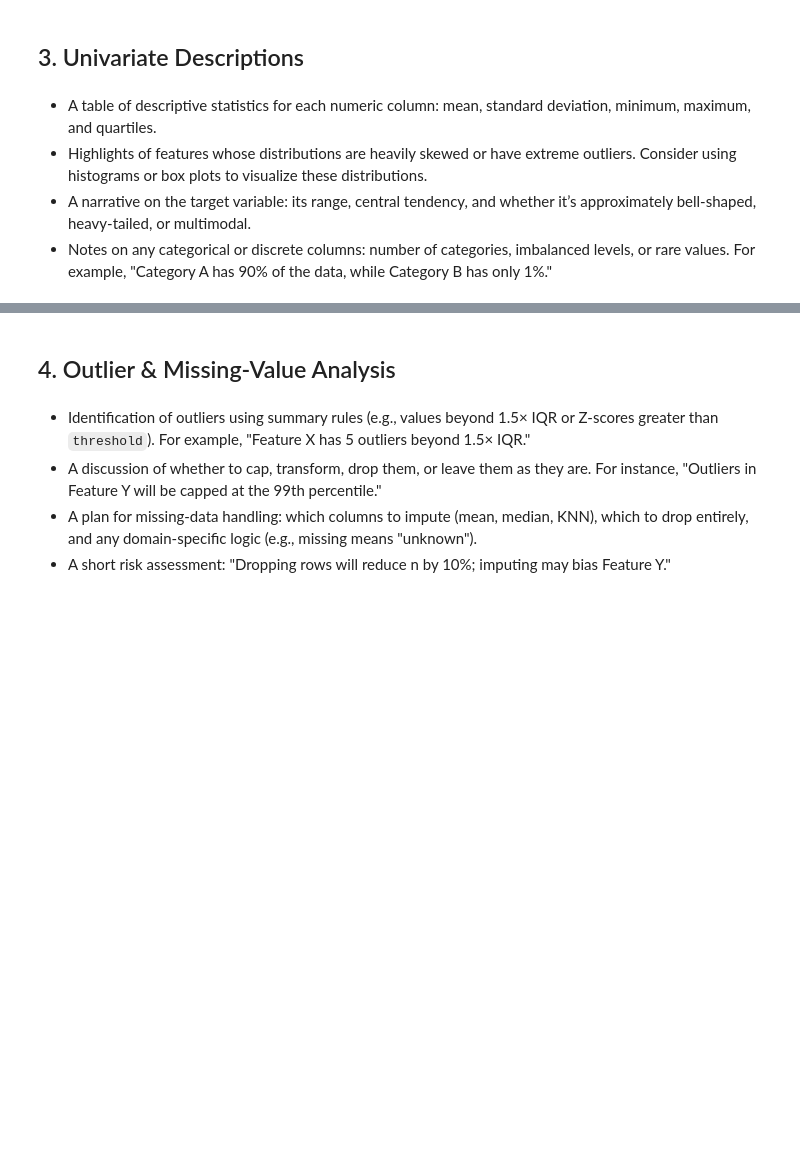
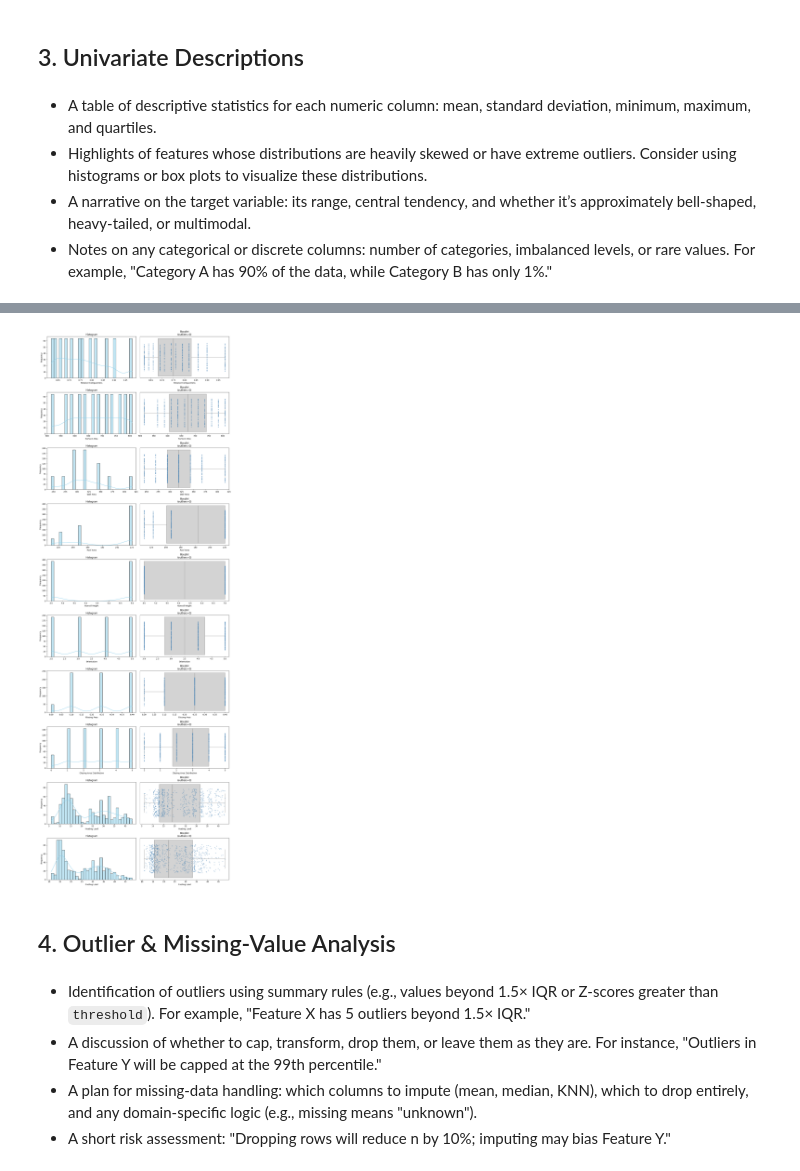
Before and after one commit to szm4c/bagging-boosting-stacking-study, a Jupyter notebook: notebooks/eda/energy_efficiency_eda.ipynb, the cells around one changed output, grey strips where cells are left out. Drawn from its saved outputs; the diff is of its cells as text; code cells hidden in the pictures; blank space fills up the shorter version.

```diff
--- a/notebooks/eda/energy_efficiency_eda.ipynb
+++ b/notebooks/eda/energy_efficiency_eda.ipynb
@@ -65,3 +189,67 @@ Number of duplicated rows: 0
+# %%
+# Zakładamy, że masz już DataFrame df z kolumnami numerycznymi
+numeric_df = df.select_dtypes(include="number")
+skewness = numeric_df.skew()
+
+# Wyznacz outliery IQR
+iqr_outlier_counts = {}
+outlier_mask_dict = {}
+
+for col in numeric_df.columns:
+    q1, q3 = numeric_df[col].quantile([0.25, 0.75])
+    iqr = q3 - q1
+    lower = q1 - 1.5 * iqr
+    upper = q3 + 1.5 * iqr
+    mask = (numeric_df[col] < lower) | (numeric_df[col] > upper)
+    iqr_outlier_counts[col] = mask.sum()
+    outlier_mask_dict[col] = mask
+
+# Wykresy
+features = numeric_df.columns
+n = len(features)
+
+fig, axes = plt.subplots(nrows=n, ncols=2, figsize=(14, 4 * n))
+
+for i, col in enumerate(features):
+    data = numeric_df[col]
+    skew_val = skewness[col]
+    out_count = iqr_outlier_counts[col]
+    outlier_mask = outlier_mask_dict[col]
+
+    # Histogram
+    ax_hist = axes[i, 0]
+    sns.histplot(data, kde=True, ax=ax_hist, bins=30, color="skyblue", edgecolor="black")
+    ax_hist.set_title(f"Histogram")
+    ax_hist.set_xlabel(col)
+    ax_hist.set_ylabel("Frequency")
+
+    # Boxplot + scatter
+    ax_box = axes[i, 1]
+    sns.boxplot(x=data, ax=ax_box, color="lightgray", fliersize=0, zorder=1)  # box z tyłu
+
+    # Jitter
+    jitter = np.random.uniform(low=-0.3, high=0.3, size=len(data))
+
+    # Punkty normalne
+    ax_box.scatter(
+        data[~outlier_mask], jitter[~outlier_mask],
+        color="steelblue", alpha=0.4, s=8, zorder=2
+    )
+
+    # Punkty odstające
+    ax_box.scatter(
+        data[outlier_mask], jitter[outlier_mask],
+        color="red", alpha=0.8, s=12, zorder=3
+    )
+
+    ax_box.set_title(f"Boxplot\n(outliers={out_count})")
+    ax_box.set_xlabel(col)
+    ax_box.set_yticks([])
+
+plt.tight_layout()
+plt.show()
+# %% [output]
+[figure, added]
 # %% [markdown]
 ## 4. Outlier & Missing-Value Analysis
 # %% [markdown]
```
Also changed, not shown: parts of 16 cells of this notebook.
